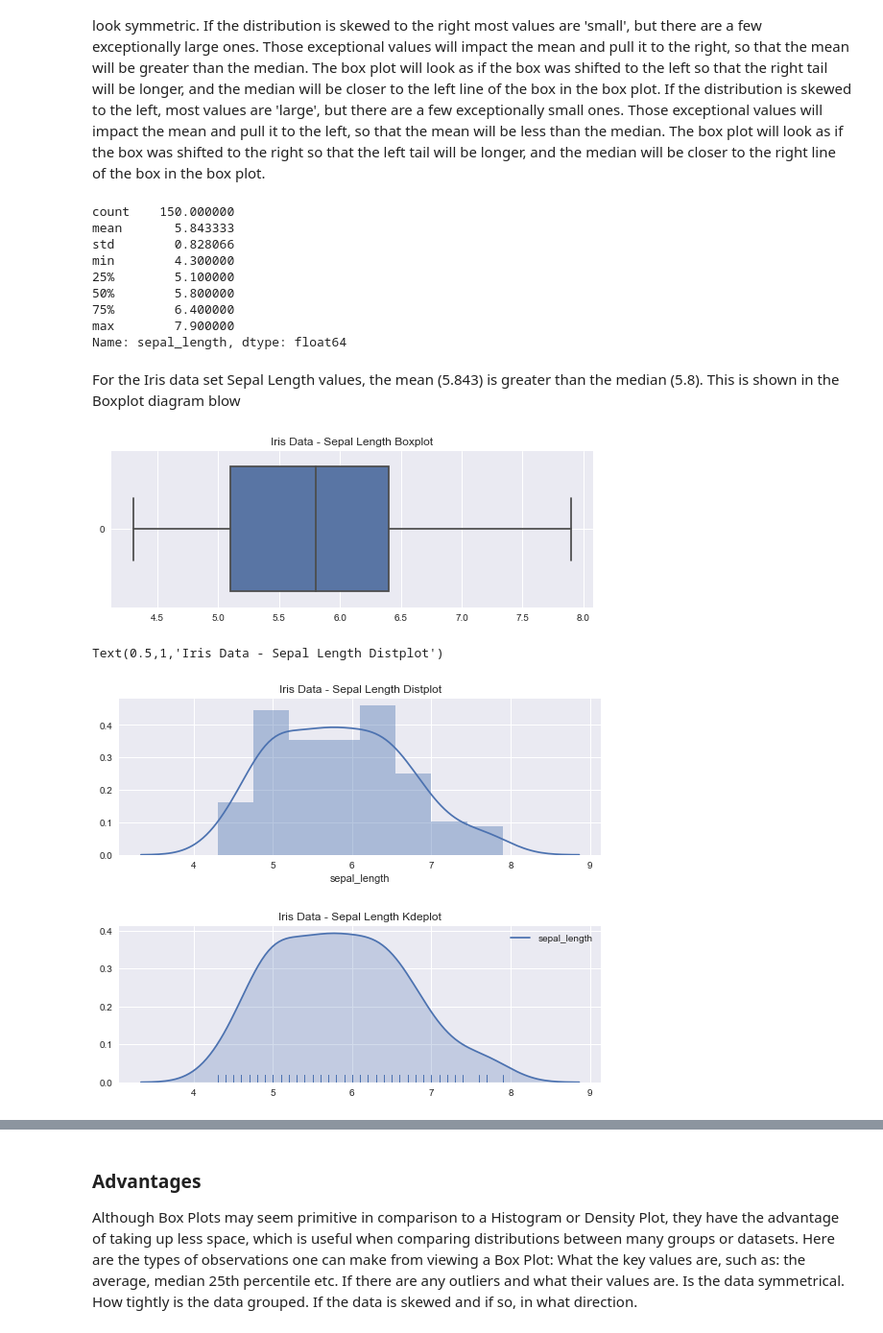
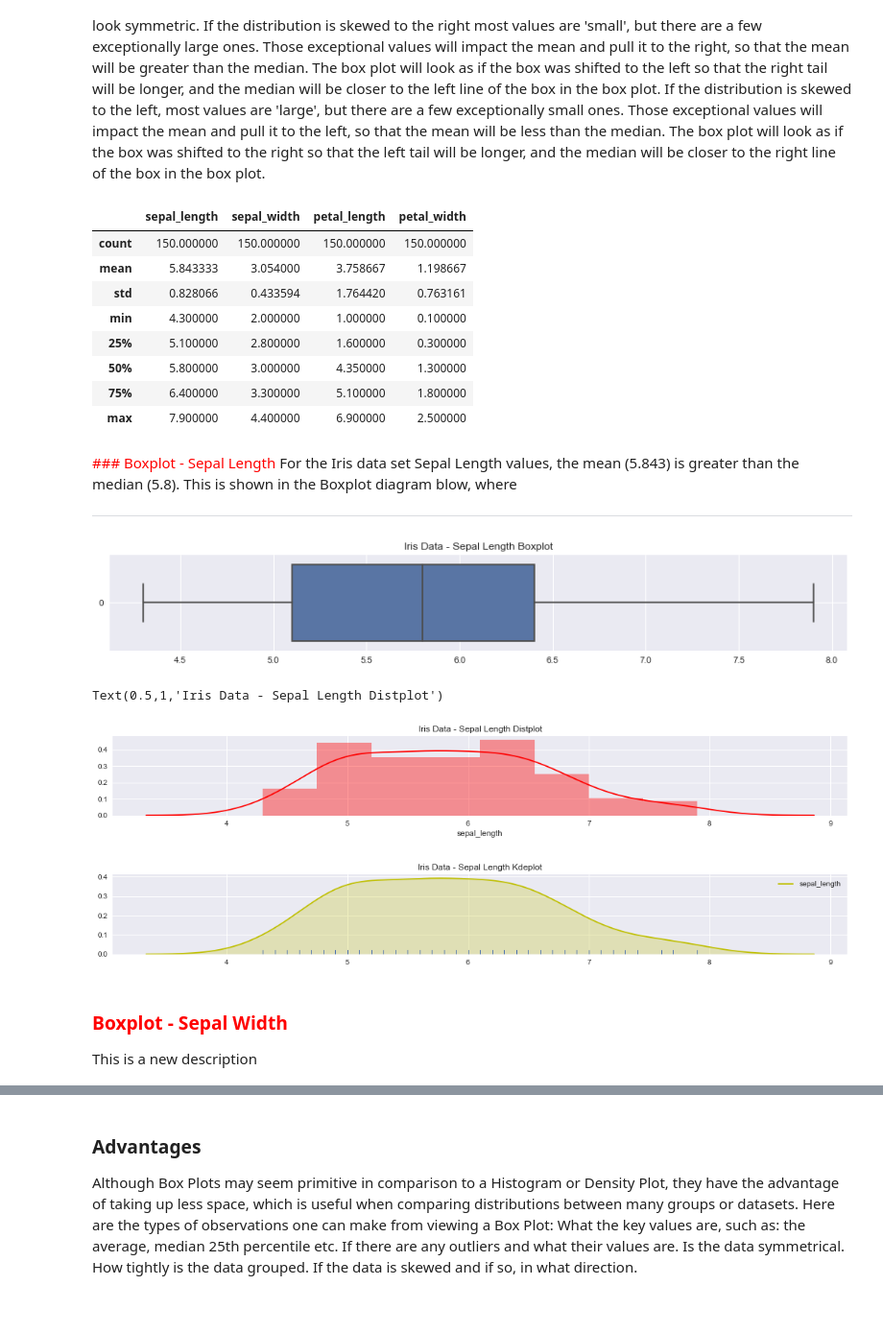
Before and after one commit to eamonnofarrell/Boxplot, a Jupyter notebook: BoxPlot_Project.ipynb, the cells around one changed output, grey strips where cells are left out. Shown at 96% size. Saved outputs shown, nothing was run; the diff lists cells and outputs as text; code cells hidden in the pictures.

```diff
--- a/BoxPlot_Project.ipynb
+++ b/BoxPlot_Project.ipynb
@@ -70,32 +71,46 @@ If the distribution is normal, there are few exceptionally large or small values
 If the distribution is skewed to the right most values are 'small', but there are a few exceptionally large ones. Those exceptional values will impact the mean and pull it to the right, so that the mean will be greater than the median. The box plot will look as if the box was shifted to the left so that the right tail will be longer, and the median will be closer to the left line of the box in the box plot.
 If the distribution is skewed to the left, most values are 'large', but there are a few exceptionally small ones. Those exceptional values will impact the mean and pull it to the left, so that the mean will be less than the median. The box plot will look as if the box was shifted to the right so that the left tail will be longer, and the median will be closer to the right line of the box in the box plot.
 # %%
-df['sepal_length'].describe()
+df.describe()
 # %% [output]
-count    150.000000
-mean       5.843333
-std        0.828066
-min        4.300000
-25%        5.100000
-50%        5.800000
-75%        6.400000
-max        7.900000
-Name: sepal_length, dtype: float64
+|  | sepal_length | sepal_width | petal_length | petal_width |
+| count | 150.000000 | 150.000000 | 150.000000 | 150.000000 |
+| mean | 5.843333 | 3.054000 | 3.758667 | 1.198667 |
+| std | 0.828066 | 0.433594 | 1.764420 | 0.763161 |
+| min | 4.300000 | 2.000000 | 1.000000 | 0.100000 |
+| 25% | 5.100000 | 2.800000 | 1.600000 | 0.300000 |
+| 50% | 5.800000 | 3.000000 | 4.350000 | 1.300000 |
+| 75% | 6.400000 | 3.300000 | 5.100000 | 1.800000 |
+| max | 7.900000 | 4.400000 | 6.900000 | 2.500000 |
 # %% [markdown]
-For the Iris data set Sepal Length values, the mean (5.843) is greater than the median (5.8). This is shown in the Boxplot diagram blow
+<font color='red'>
+### Boxplot - Sepal Length
+
+</font>
+For the Iris data set Sepal Length values, the mean (5.843) is greater than the median (5.8). This is shown in the Boxplot diagram blow, where
+
+***
 # %%
 from matplotlib import rcParams
-ax = sns.boxplot(data=df.sepal_length, orient="h").set_title('Iris Data - Sepal Length Boxplot') # horizontal boxplot
+sns.boxplot(data=df.sepal_length, orient="h").set_title('Iris Data - Sepal Length Boxplot') # horizontal boxplot
+sns.set(rc={'figure.figsize':(18,2)})
 plt.grid(True)
 # %% [output]
-[figure, old version]
+[figure, new version]
 # %%
-sns.distplot(df.sepal_length).set_title('Iris Data - Sepal Length Distplot')
+sns.distplot(df.sepal_length, color="r").set_title('Iris Data - Sepal Length Distplot')
 # %% [output]
 Text(0.5,1,'Iris Data - Sepal Length Distplot')
-[figure, old version]
+[figure, new version]
 # %%
-sns.kdeplot(df.sepal_length, shade=True).set_title('Iris Data - Sepal Length Kdeplot');
+sns.kdeplot(df.sepal_length, shade=True, color="y").set_title('Iris Data - Sepal Length Kdeplot');
 sns.rugplot(df.sepal_length);
 # %% [output]
-[figure, old version]
+[figure, new version]
+# %% [markdown]
+<font color='red'>
+
+### Boxplot - Sepal Width
+
+</font>
+This is a new description
```
Also changed, not shown: parts of 8 cells of this notebook.
